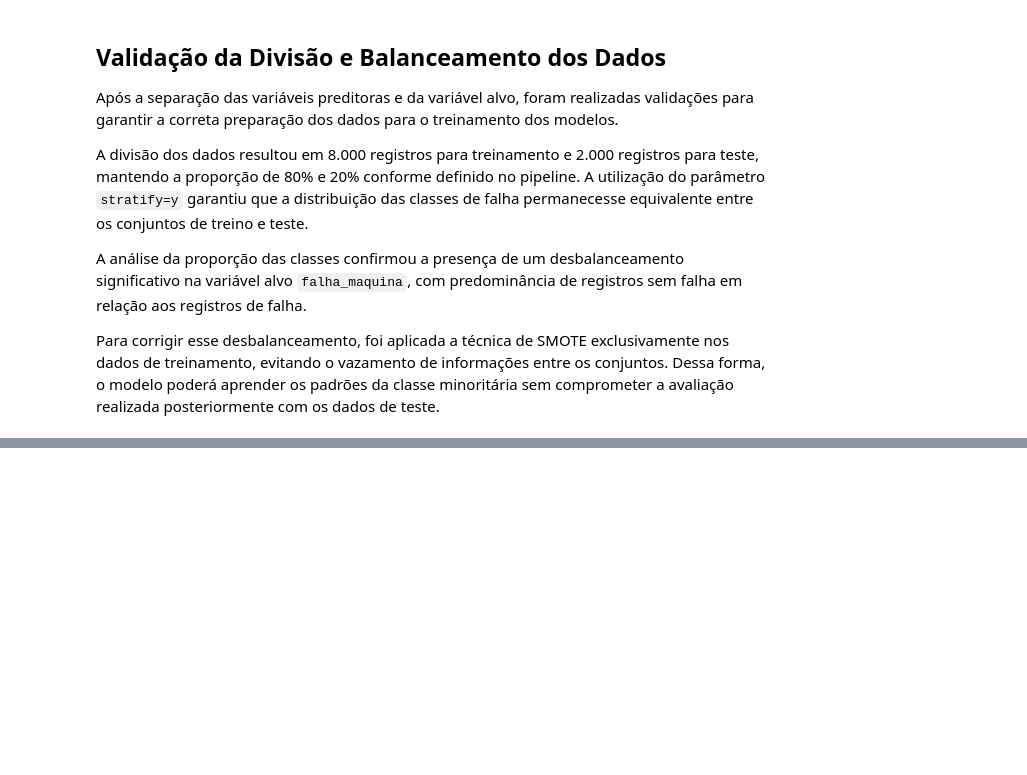
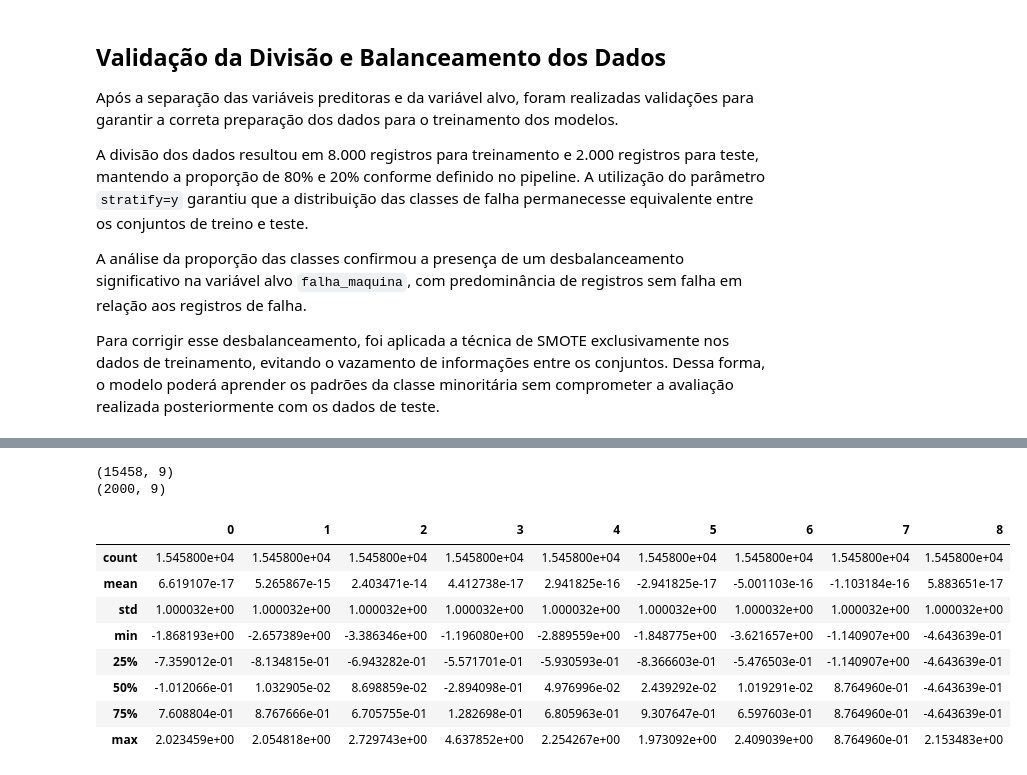
Before and after one commit to Franciane-sl/Predictive_maintenance, a Jupyter notebook: notebooks/pipeline_manutencao_preventiva.ipynb, the cells around one changed output, grey strips where cells are left out. Saved outputs shown, nothing was run; the diff lists cells and outputs as text; code cells hidden in the pictures; blank space fills up the shorter version.

Commit message:
feat: adiciona fase de escalonamento de variáveis com StandardScaler

```diff
--- a/notebooks/pipeline_manutencao_preventiva.ipynb
+++ b/notebooks/pipeline_manutencao_preventiva.ipynb
@@ -372,0 +384,29 @@ Para corrigir esse desbalanceamento, foi aplicada a técnica de SMOTE exclusivam
+# %%
+# Função para escalonar as variáveis do conjunto de treino e teste.
+
+X_train_escalonado, X_test_escalonado = escalonar_variaveis(
+    X_train_balanceado,
+    X_test
+)
+# %%
+#Teste para verificar a quantidade de registros nos conjuntos de treino e teste escalonados.
+
+print(X_train_escalonado.shape)
+print(X_test_escalonado.shape)
+# %% [output]
+(15458, 9)
+(2000, 9)
+# %%
+#Teste para verificar a descrição estatística do conjunto de treino escalonado.
+
+pd.DataFrame(X_train_escalonado).describe()
+# %% [output]
+|  | 0 | 1 | 2 | 3 | 4 | 5 | 6 | 7 | 8 |
+| count | 1.545800e+04 | 1.545800e+04 | 1.545800e+04 | 1.545800e+04 | 1.545800e+04 | 1.545800e+04 | 1.545800e+04 | 1.545800e+04 | 1.545800e+04 |
+| mean | 6.619107e-17 | 5.265867e-15 | 2.403471e-14 | 4.412738e-17 | 2.941825e-16 | -2.941825e-17 | -5.001103e-16 | -1.103184e-16 | 5.883651e-17 |
+| std | 1.000032e+00 | 1.000032e+00 | 1.000032e+00 | 1.000032e+00 | 1.000032e+00 | 1.000032e+00 | 1.000032e+00 | 1.000032e+00 | 1.000032e+00 |
+| min | -1.868193e+00 | -2.657389e+00 | -3.386346e+00 | -1.196080e+00 | -2.889559e+00 | -1.848775e+00 | -3.621657e+00 | -1.140907e+00 | -4.643639e-01 |
+| 25% | -7.359012e-01 | -8.134815e-01 | -6.943282e-01 | -5.571701e-01 | -5.930593e-01 | -8.366603e-01 | -5.476503e-01 | -1.140907e+00 | -4.643639e-01 |
+| 50% | -1.012066e-01 | 1.032905e-02 | 8.698859e-02 | -2.894098e-01 | 4.976996e-02 | 2.439292e-02 | 1.019291e-02 | 8.764960e-01 | -4.643639e-01 |
+| 75% | 7.608804e-01 | 8.767666e-01 | 6.705755e-01 | 1.282698e-01 | 6.805963e-01 | 9.307647e-01 | 6.597603e-01 | 8.764960e-01 | -4.643639e-01 |
+| max | 2.023459e+00 | 2.054818e+00 | 2.729743e+00 | 4.637852e+00 | 2.254267e+00 | 1.973092e+00 | 2.409039e+00 | 8.764960e-01 | 2.153483e+00 |
```
Also changed, not shown: parts of 4 cells of this notebook.
